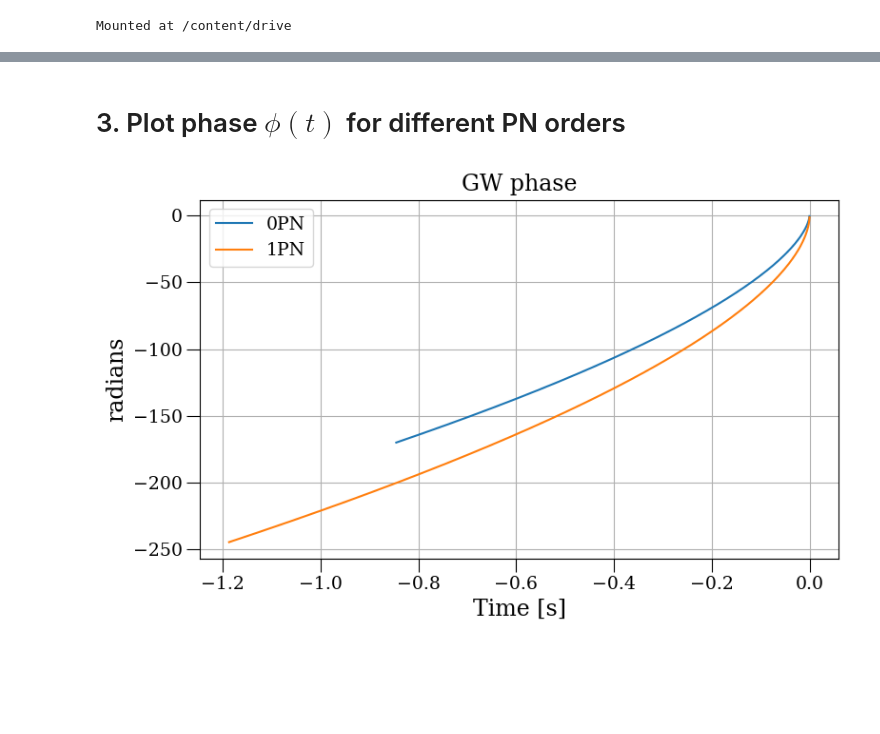
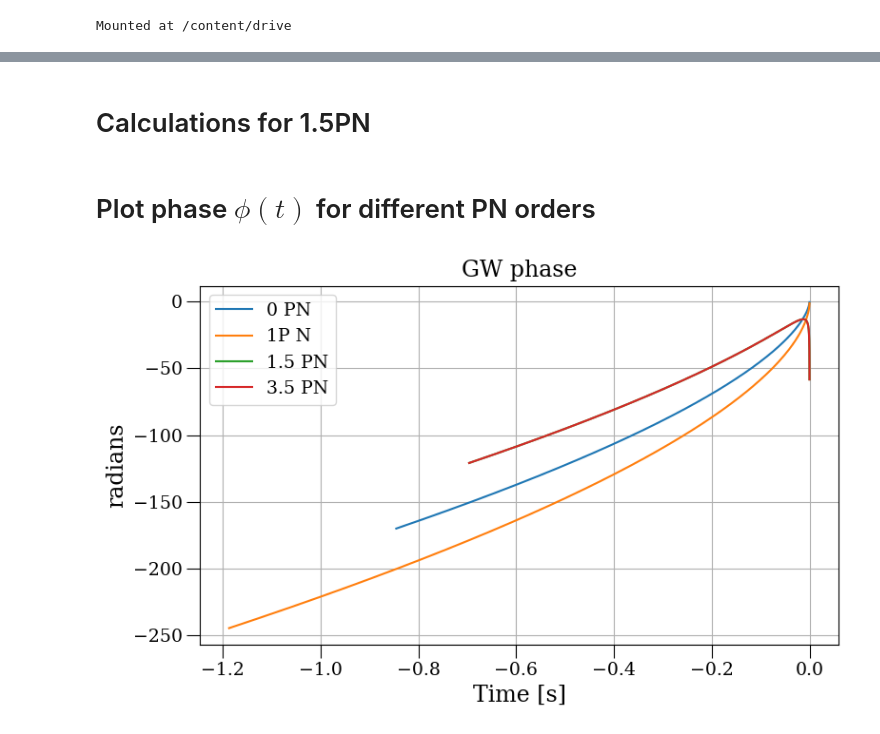
Before and after one commit to javiermao/ToolboxPostNewtonian, a Jupyter notebook: Demo3_CompararFaseVariosPNorders.ipynb, the cells around one changed output, grey strips where cells are left out. Saved outputs shown, nothing was run; the diff lists cells and outputs as text; code cells hidden in the pictures; blank space fills up the shorter version.

```diff
--- a/Demo3_CompararFaseVariosPNorders.ipynb
+++ b/Demo3_CompararFaseVariosPNorders.ipynb
@@ -102,30 +102,64 @@ PNorder        = 1
 
 # -------------------------------
 # Compute all the information
-D, m1, m2, Mtotal, mu, eta, Mchirp, fisco, Ncyc, Tchirp, Nsamples, \
+D, m1, m2, Mtotal, mu, nu, Mchirp, fisco, Ncyc, Tchirp, Nsamples, \
 t_1PN, t_coal, phi_coal = PN.GWphysicalinformation(DMpc, m1Mo, m2Mo, flow, fs, PNorder, False)
 
 # -------------------------------
 # Compute and plot $\Theta(t)$
-Thetat = PN.GWtheta(eta, Mtotal, t_coal, t_1PN, False)
+Thetat = PN.GWtheta(nu, Mtotal, t_coal, t_1PN, False)
 
 # -------------------------------
 # Compute the phase and frequency of the GW
-phit_1PN, ft_1PN = PN.GWphaseandfrequency(PNorder, Thetat, eta, Mtotal, phi_0, t_1PN, False)
+phit_1PN, ft_1PN = PN.GWphaseandfrequency(PNorder, Thetat, nu, Mtotal, phi_0, t_1PN, False)
+# %% [markdown]
+# Calculations for 1.5PN
+# %%
+PNorder        = 1.5
+
+# -------------------------------
+# Compute all the information
+D, m1, m2, Mtotal, mu, nu, Mchirp, fisco, Ncyc, Tchirp, Nsamples, \
+t_15PN, t_coal, phi_coal = PN.GWphysicalinformation(DMpc, m1Mo, m2Mo, flow, fs, PNorder, False)
+
+# -------------------------------
+# Compute and plot $\Theta(t)$
+Thetat = PN.GWtheta(nu, Mtotal, t_coal, t_15PN, False)
+
+# -------------------------------
+# Compute the phase and frequency of the GW
+phit_15PN, ft_15PN = PN.GWphaseandfrequency(PNorder, Thetat, nu, Mtotal, phi_0, t_15PN, False)
+# %%
+PNorder        = 3.5
+
+# -------------------------------
+# Compute all the information
+D, m1, m2, Mtotal, mu, nu, Mchirp, fisco, Ncyc, Tchirp, Nsamples, \
+t_35PN, t_coal, phi_coal = PN.GWphysicalinformation(DMpc, m1Mo, m2Mo, flow, fs, PNorder, False)
+
+# -------------------------------
+# Compute and plot $\Theta(t)$
+Thetat = PN.GWtheta(nu, Mtotal, t_coal, t_35PN, False)
+
+# -------------------------------
+# Compute the phase and frequency of the GW
+phit_35PN, ft_35PN = PN.GWphaseandfrequency(PNorder, Thetat, nu, Mtotal, phi_0, t_35PN, False)
 # %% [markdown]
-# 3. Plot phase $\phi(t)$ for different PN orders
+# Plot phase $\phi(t)$ for different PN orders
 # %%
 # -------------------------------
 # Plot GW signal hp and hc
 plt.figure()
-plt.plot(t_0PN-t_0PN[-1], phit_0PN, label="0PN")
-plt.plot(t_1PN-t_1PN[-1], phit_1PN, label="1PN")
+plt.plot(t_0PN-t_0PN[-1] , phit_0PN, label="0 PN")
+plt.plot(t_1PN-t_1PN[-1] , phit_1PN, label="1P N")
+plt.plot(t_15PN-t_15PN[-1], phit_15PN, label="1.5 PN")
+plt.plot(t_35PN-t_35PN[-1], phit_35PN, label="3.5 PN")
 plt.title("GW phase")
 plt.xlabel('Time [s]')
 plt.ylabel('radians')
 plt.grid()
 plt.legend()
 plt.tight_layout()
 plt.show()
 # %% [output]
-[figure, old version]
+[figure, new version]
```
Also changed, not shown: parts of 3 cells of this notebook, 2 other files.
